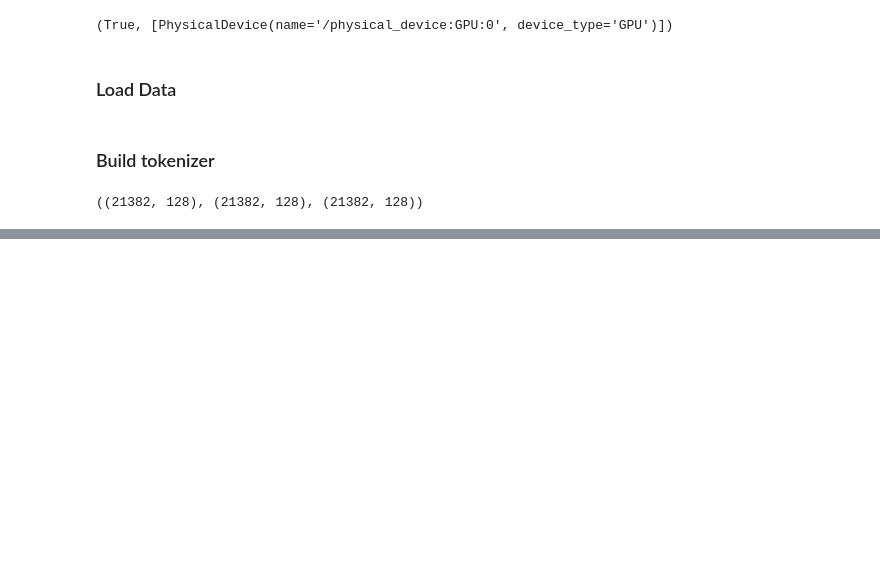
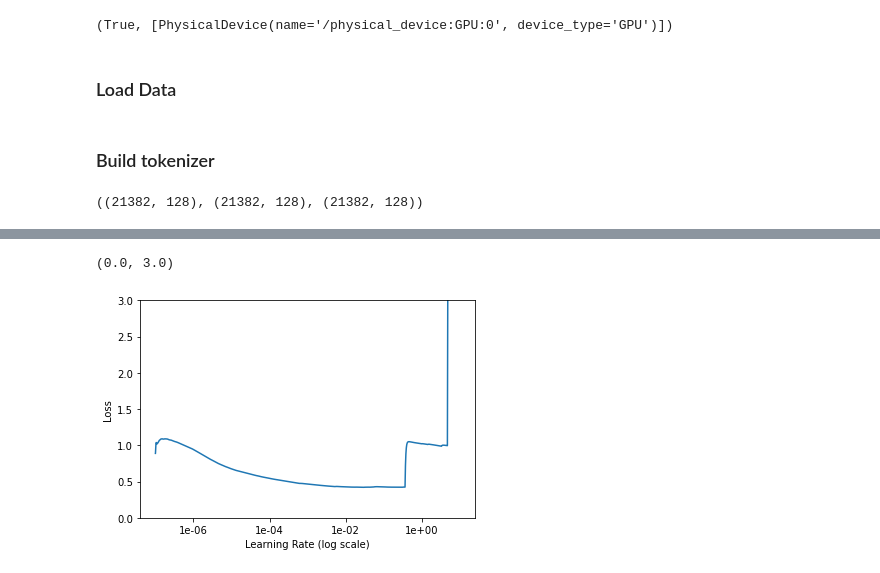
Before and after one commit to guolin1/NLP_ToxicCommentClassification, a Jupyter notebook: notebooks/8_simplify_bert_hf.ipynb, the cells around one changed output, grey strips where cells are left out. Cells and saved outputs as stored; diff of their text form; code cells hidden in the pictures; blank space fills up the shorter version.

Commit message:
trained DistilBERT with a portion of the data

```diff
--- a/notebooks/8_simplify_bert_hf.ipynb
+++ b/notebooks/8_simplify_bert_hf.ipynb
@@ -138,0 +125,13 @@ Function call stack:
+# %%
+bs = 5 # batch size
+steps_per_epoch = np.floor(len(train_ids)/bs) # how many steps to cycle through the training set in one epoch
+
+model.compile(optimizer='adam', loss= 'binary_crossentropy', metrics=['acc'])
+
+lr_finder = LRFinder(max_steps=steps_per_epoch) # setup lrfinder. See document for max_lr and min_lr
+
+_ = model.fit(x = [train_ids, train_masks],
+              y = y_train,
+              batch_size=bs,
+              steps_per_epoch=steps_per_epoch,
+              callbacks=[lr_finder])
@@ -138,0 +140,6 @@ Function call stack:
+# %%
+fig, ax = lr_finder.plot()
+ax.set_ylim([0,3])
+# %% [output]
+(0.0, 3.0)
+[figure, added]
```
Also changed, not shown: parts of 12 cells of this notebook, 1 other file.
